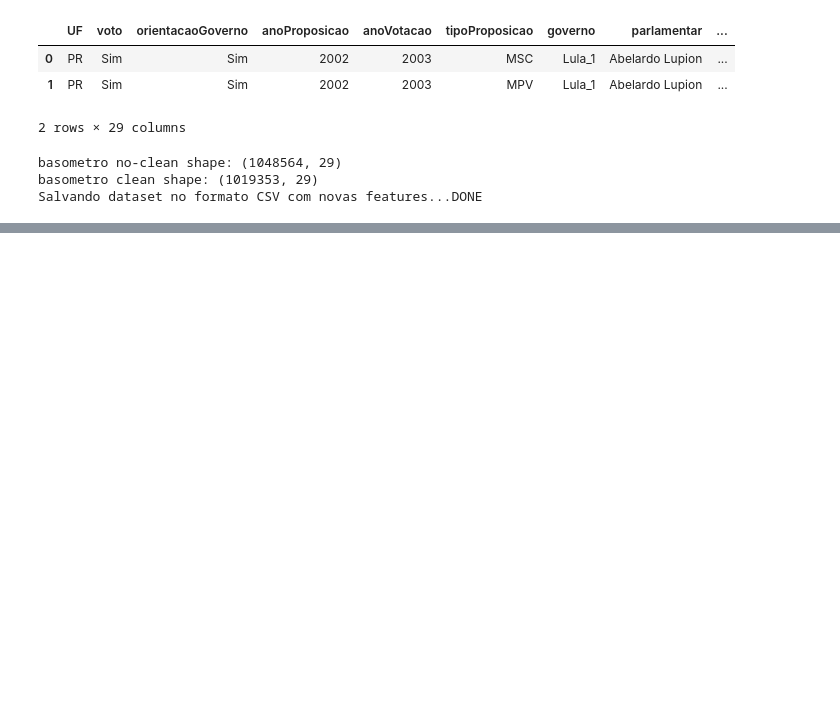
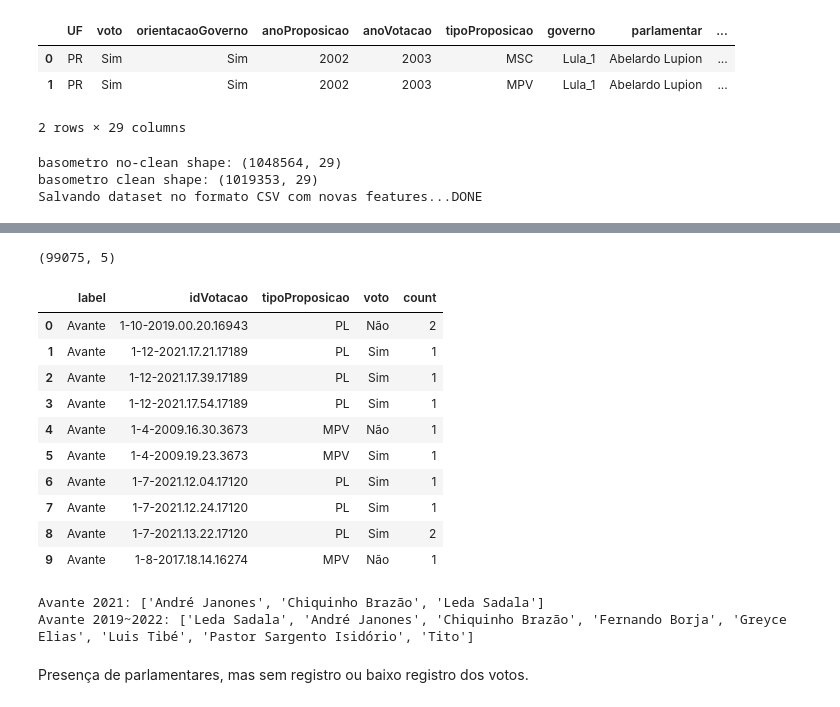
Before and after one commit to Yuri-Nassar/mat-basometro, a Jupyter notebook: preprocessing/basometro_preprocess.ipynb, the cells around one changed output, grey strips where cells are left out. Saved outputs shown, nothing was run; the diff lists cells and outputs as text; code cells hidden in the pictures; blank space fills up the shorter version.

```diff
--- a/preprocessing/basometro_preprocess.ipynb
+++ b/preprocessing/basometro_preprocess.ipynb
@@ -405,0 +478,27 @@ Salvando dataset no formato CSV com novas features...DONE
+# %%
+tmp = basometro_df.groupby(['label','idVotacao','tipoProposicao','voto']).agg(count = ('voto','count')) \
+         .reset_index() \
+         .sort_values(by=['label','idVotacao','tipoProposicao'])
+print(tmp.shape)
+tmp.head(10)
+# %% [output]
+(99075, 5)
+|  | label | idVotacao | tipoProposicao | voto | count |
+| 0 | Avante | 1-10-2019.00.20.16943 | PL | Não | 2 |
+| 1 | Avante | 1-12-2021.17.21.17189 | PL | Sim | 1 |
+| 2 | Avante | 1-12-2021.17.39.17189 | PL | Sim | 1 |
+| 3 | Avante | 1-12-2021.17.54.17189 | PL | Sim | 1 |
+| 4 | Avante | 1-4-2009.16.30.3673 | MPV | Não | 1 |
+| 5 | Avante | 1-4-2009.19.23.3673 | MPV | Sim | 1 |
+| 6 | Avante | 1-7-2021.12.04.17120 | PL | Sim | 1 |
+| 7 | Avante | 1-7-2021.12.24.17120 | PL | Sim | 1 |
+| 8 | Avante | 1-7-2021.13.22.17120 | PL | Sim | 2 |
+| 9 | Avante | 1-8-2017.18.14.16274 | MPV | Não | 1 |
+# %%
+print('Avante 2021:',basometro_df[(basometro_df['label']=='Avante') & (basometro_df['anoVotacao']==2021)]['parlamentar'].unique().tolist())
+print('Avante 2019~2022:',basometro_df[(basometro_df['label']=='Avante') & (basometro_df['anoVotacao'].between(2019,2022))]['parlamentar'].unique().tolist())
+# %% [output]
+Avante 2021: ['André Janones', 'Chiquinho Brazão', 'Leda Sadala']
+Avante 2019~2022: ['Leda Sadala', 'André Janones', 'Chiquinho Brazão', 'Fernando Borja', 'Greyce Elias', 'Luis Tibé', 'Pastor Sargento Isidório', 'Tito']
+# %% [markdown]
+Presença de parlamentares, mas sem registro ou baixo registro dos votos.
```
Also changed, not shown: parts of 51 cells of this notebook, 21 other files.
